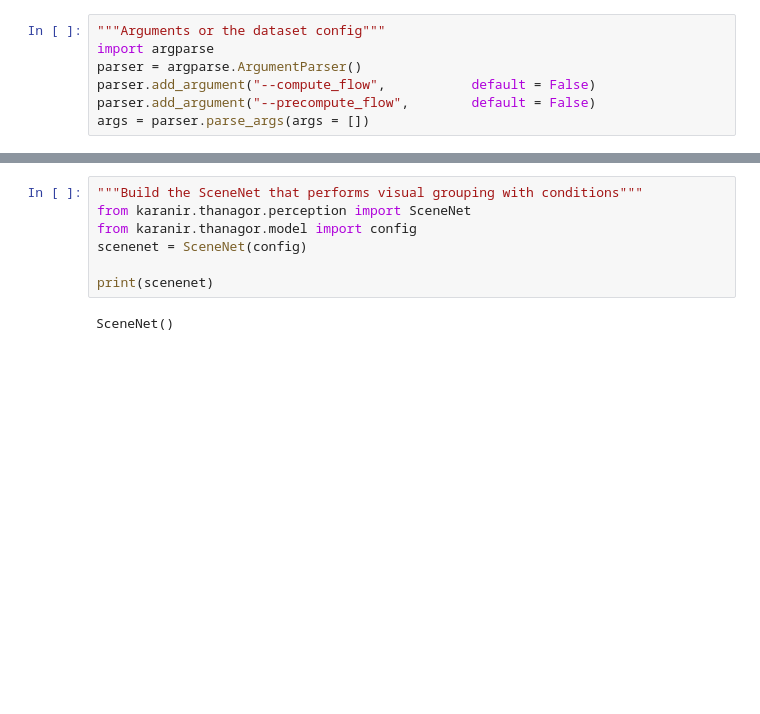
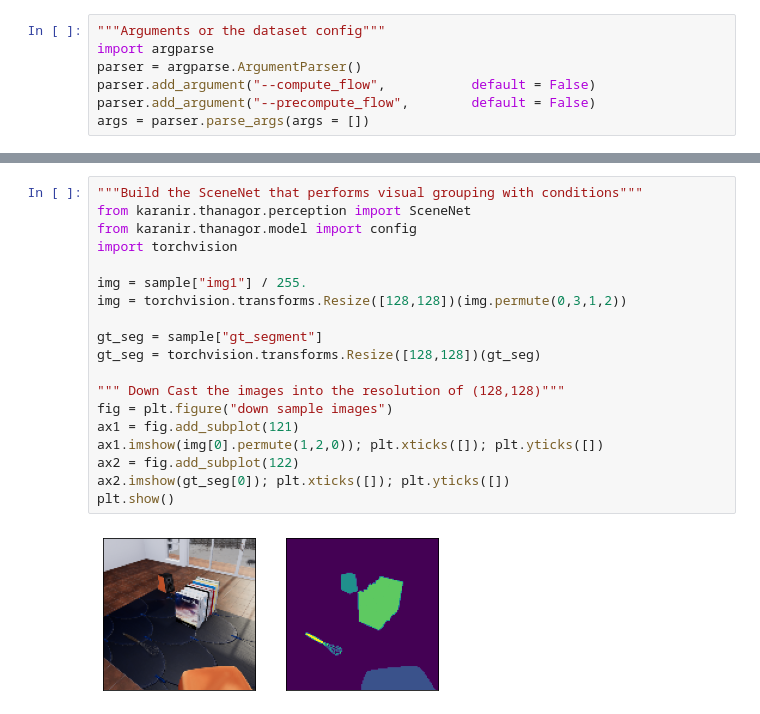
Before and after one commit to ZongjingLi/Karanir, a Jupyter notebook: demo_percept.ipynb, the cells around one changed output, grey strips where cells are left out. Saved outputs shown, nothing was run; the diff lists cells and outputs as text; blank space fills up the shorter version.

Commit message:
Karanir Thanagor.

```diff
--- a/demo_percept.ipynb
+++ b/demo_percept.ipynb
@@ -34,9 +31,21 @@ visualize_sample(sample)
-# %%
-"""Build the SceneNet that performs visual grouping with conditions"""
-from karanir.thanagor.perception import SceneNet
-from karanir.thanagor.model import config
-scenenet = SceneNet(config)
-
-print(scenenet)
-# %% [output]
-SceneNet()
+# %%
+"""Build the SceneNet that performs visual grouping with conditions"""
+from karanir.thanagor.perception import SceneNet
+from karanir.thanagor.model import config
+import torchvision
+
+img = sample["img1"] / 255.
+img = torchvision.transforms.Resize([128,128])(img.permute(0,3,1,2))
+
+gt_seg = sample["gt_segment"]
+gt_seg = torchvision.transforms.Resize([128,128])(gt_seg)
+
+""" Down Cast the images into the resolution of (128,128)"""
+fig = plt.figure("down sample images")
+ax1 = fig.add_subplot(121)
+ax1.imshow(img[0].permute(1,2,0)); plt.xticks([]); plt.yticks([])
+ax2 = fig.add_subplot(122)
+ax2.imshow(gt_seg[0]); plt.xticks([]); plt.yticks([])
+plt.show()
+# %% [output]
+[figure, added]
```
Also changed, not shown: parts of 5 cells of this notebook, 14 other files.
